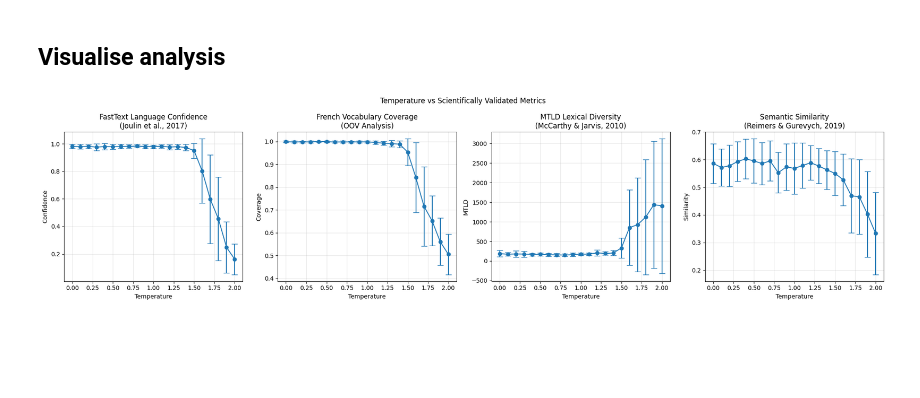
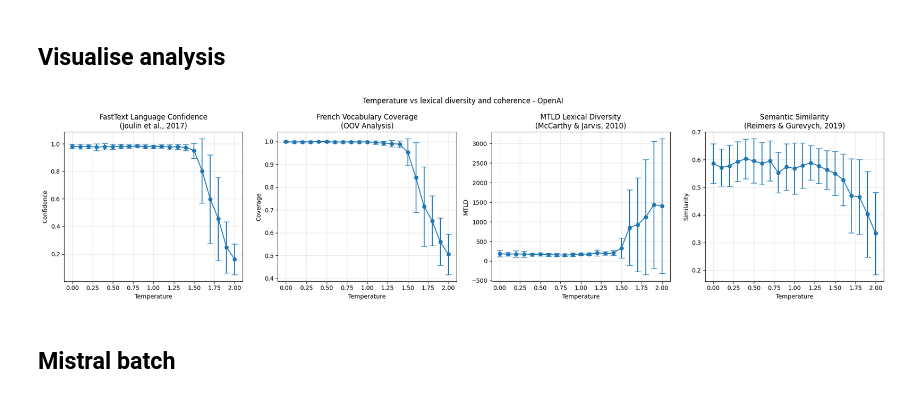
Before and after one commit to szkjn/temperature-impact-analysis, a Jupyter notebook: metrics.ipynb, the cells around one changed output. Saved outputs shown, nothing was run; the diff lists cells and outputs as text; code cells hidden in the pictures; blank space fills up the shorter version.

```diff
--- a/metrics.ipynb
+++ b/metrics.ipynb
@@ -70,8 +184,8 @@ def simple_analysis(row):
         'semantic_similarity': semantic_similarity
     }
 # %%
-results = []
-for i, row in df.iterrows():
+results_openai = []
+for i, row in df_openai.iterrows():
     metrics = simple_analysis(row)  # Pass entire row, not row['text']
     if metrics:
         ordered_metrics = {
@@ -82,16 +196,16 @@ for i, row in df.iterrows():
             'mtld': metrics['mtld'],
             'semantic_similarity': metrics['semantic_similarity']
         }
-        results.append(ordered_metrics)
+        results_openai.append(ordered_metrics)
 
-analysis_df = pd.DataFrame(results)
+analysis_df_openai = pd.DataFrame(results_openai)
 
 # Sort by temperature (low to high)
-analysis_df = analysis_df.sort_values('temperature').reset_index(drop=True)
+analysis_df_openai = analysis_df_openai.sort_values('temperature').reset_index(drop=True)
 
-print(f"Analyzed {len(analysis_df)} samples")
-print(f"Temperature distribution in sample: {sorted(analysis_df['temperature'].unique())}")
-analysis_df.head(10)
+print(f"Analyzed {len(analysis_df_openai)} samples")
+print(f"Temperature distribution in sample: {sorted(analysis_df_openai['temperature'].unique())}")
+analysis_df_openai.head(10)
 # %% [output]
 Analyzed 630 samples
 Temperature distribution in sample: [0.0, 0.1, 0.2, 0.3, 0.4, 0.5, 0.6, 0.7, 0.8, 0.9, 1.0, 1.1, 1.2, 1.3, 1.4, 1.5, 1.6, 1.7, 1.8, 1.9, 2.0]
@@ -116,7 +224,7 @@ Temperature distribution in sample: [0.0, 0.1, 0.2, 0.3, 0.4, 0.5, 0.6, 0.7, 0.8
 ## Visualise analysis
 # %%
 # Scientifically validated metrics only - NO ad-hoc composites
-temp_stats = analysis_df.groupby('temperature').agg({
+temp_stats_openai = analysis_df_openai.groupby('temperature').agg({
     'language_confidence': ['mean', 'std'],  # FastText (Joulin et al., 2017)
     'vocab_coverage': ['mean', 'std'],       # OOV analysis (standard NLP)
     'mtld': ['mean', 'std'],                 # MTLD (McCarthy & Jarvis, 2010)
@@ -124,51 +232,53 @@ temp_stats = analysis_df.groupby('temperature').agg({
 }).reset_index()
 
 # Flatten column names
-temp_stats.columns = ['temperature', 'lang_conf_mean', 'lang_conf_std',
+temp_stats_openai.columns = ['temperature', 'lang_conf_mean', 'lang_conf_std',
                      'vocab_mean', 'vocab_std', 'mtld_mean', 'mtld_std',
                      'semantic_mean', 'semantic_std']
 
 # Create plots with ONLY scientifically backed metrics
 fig, axes = plt.subplots(1, 4, figsize=(20, 5))
-fig.suptitle('Temperature vs Scientifically Validated Metrics')
+fig.suptitle('Temperature vs lexical diversity and coherence - OpenAI')
 
 # Language confidence (FastText - Joulin et al., 2017)
-axes[0].errorbar(temp_stats['temperature'], temp_stats['lang_conf_mean'],
-                 yerr=temp_stats['lang_conf_std'], marker='o', capsize=5)
+axes[0].errorbar(temp_stats_openai['temperature'], temp_stats_openai['lang_conf_mean'],
+                 yerr=temp_stats_openai['lang_conf_std'], marker='o', capsize=5)
 axes[0].set_title('FastText Language Confidence\n(Joulin et al., 2017)')
 axes[0].set_xlabel('Temperature')
 axes[0].set_ylabel('Confidence')
 axes[0].grid(True, alpha=0.3)
 
 # Vocabulary coverage (OOV analysis)
-axes[1].errorbar(temp_stats['temperature'], temp_stats['vocab_mean'],
-                 yerr=temp_stats['vocab_std'], marker='o', capsize=5)
+axes[1].errorbar(temp_stats_openai['temperature'], temp_stats_openai['vocab_mean'],
+                 yerr=temp_stats_openai['vocab_std'], marker='o', capsize=5)
 axes[1].set_title('French Vocabulary Coverage\n(OOV Analysis)')
 axes[1].set_xlabel('Temperature')
 axes[1].set_ylabel('Coverage')
 axes[1].grid(True, alpha=0.3)
 
 # MTLD (McCarthy & Jarvis, 2010)
-axes[2].errorbar(temp_stats['temperature'], temp_stats['mtld_mean'],
-                 yerr=temp_stats['mtld_std'], marker='o', capsize=5)
+axes[2].errorbar(temp_stats_openai['temperature'], temp_stats_openai['mtld_mean'],
+                 yerr=temp_stats_openai['mtld_std'], marker='o', capsize=5)
 axes[2].set_title('MTLD Lexical Diversity\n(McCarthy & Jarvis, 2010)')
 axes[2].set_xlabel('Temperature')
 axes[2].set_ylabel('MTLD')
 axes[2].grid(True, alpha=0.3)
 
 # Semantic similarity (Reimers & Gurevych, 2019)
-axes[3].errorbar(temp_stats['temperature'], temp_stats['semantic_mean'],
-                 yerr=temp_stats['semantic_std'], marker='o', capsize=5)
+axes[3].errorbar(temp_stats_openai['temperature'], temp_stats_openai['semantic_mean'],
+                 yerr=temp_stats_openai['semantic_std'], marker='o', capsize=5)
 axes[3].set_title('Semantic Similarity\n(Reimers & Gurevych, 2019)')
 axes[3].set_xlabel('Temperature')
 axes[3].set_ylabel('Similarity')
 axes[3].grid(True, alpha=0.3)
 
 plt.tight_layout()
 plt.show()
 
 # Show the aggregated data
 # print("Temperature Statistics (Scientifically Validated Metrics Only):")
-# print(temp_stats.round(3))
+# print(temp_stats_openai.round(3))
 # %% [output]
-[figure, old version]
+[figure, new version]
+# %% [markdown]
+## Mistral batch
```
Also changed, not shown: parts of 25 cells of this notebook, 2 other files.
